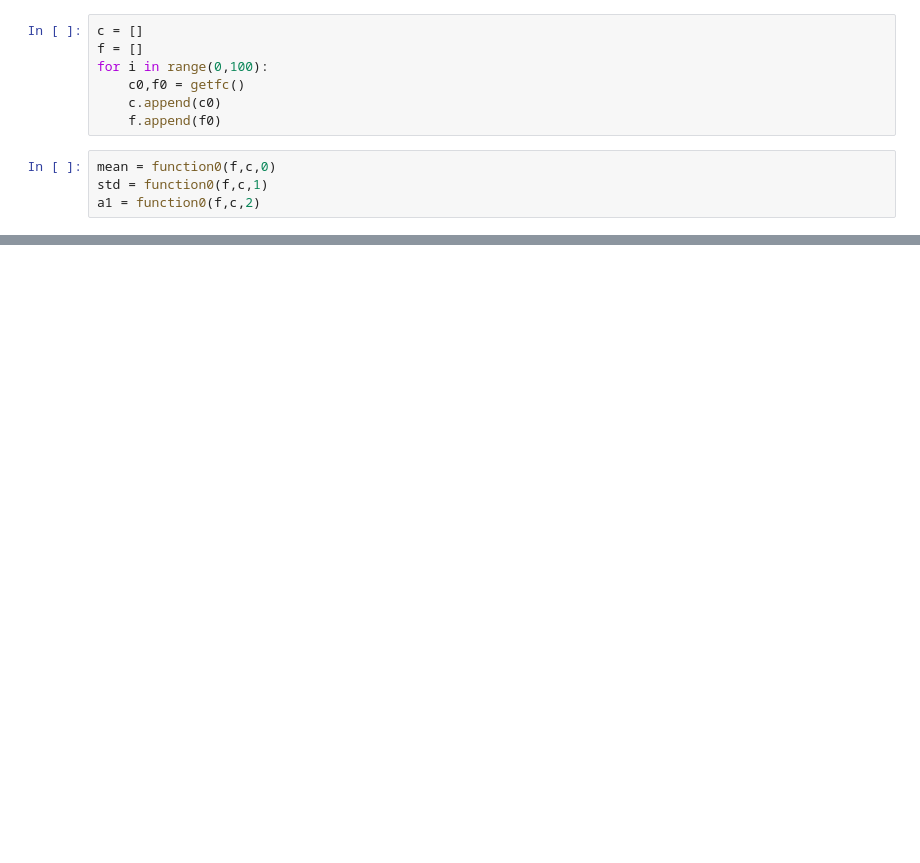
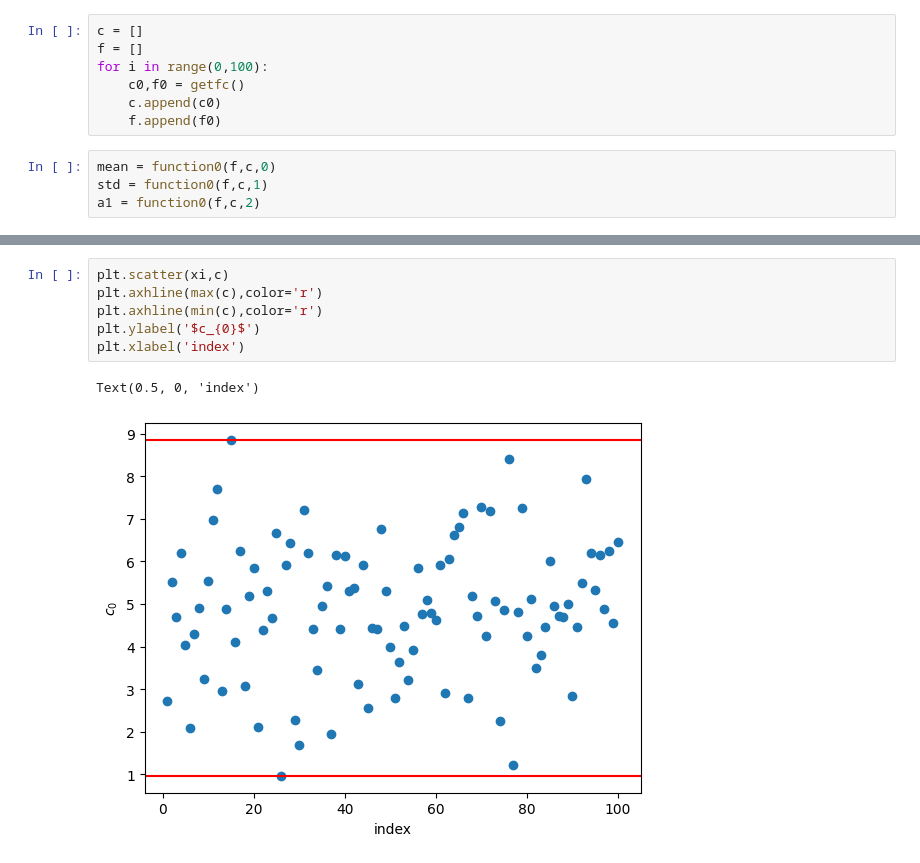
Before and after one commit to wanaler/BD_ML_AI, a Jupyter notebook: code/exersise4.ipynb, the cells around one changed output, grey strips where cells are left out. Drawn from its saved outputs; the diff is of its cells as text; blank space fills up the shorter version.

```diff
--- a/code/exersise4.ipynb
+++ b/code/exersise4.ipynb
@@ -93,3 +94,12 @@ plt.show()
+# %%
+plt.scatter(xi,c)
+plt.axhline(max(c),color='r')
+plt.axhline(min(c),color='r')
+plt.ylabel('$c_{0}$')
+plt.xlabel('index')
+# %% [output]
+Text(0.5, 0, 'index')
+[figure, added]
 # %%
 mean,std
 # %% [output]
```
Also changed, not shown: parts of 5 cells of this notebook.
